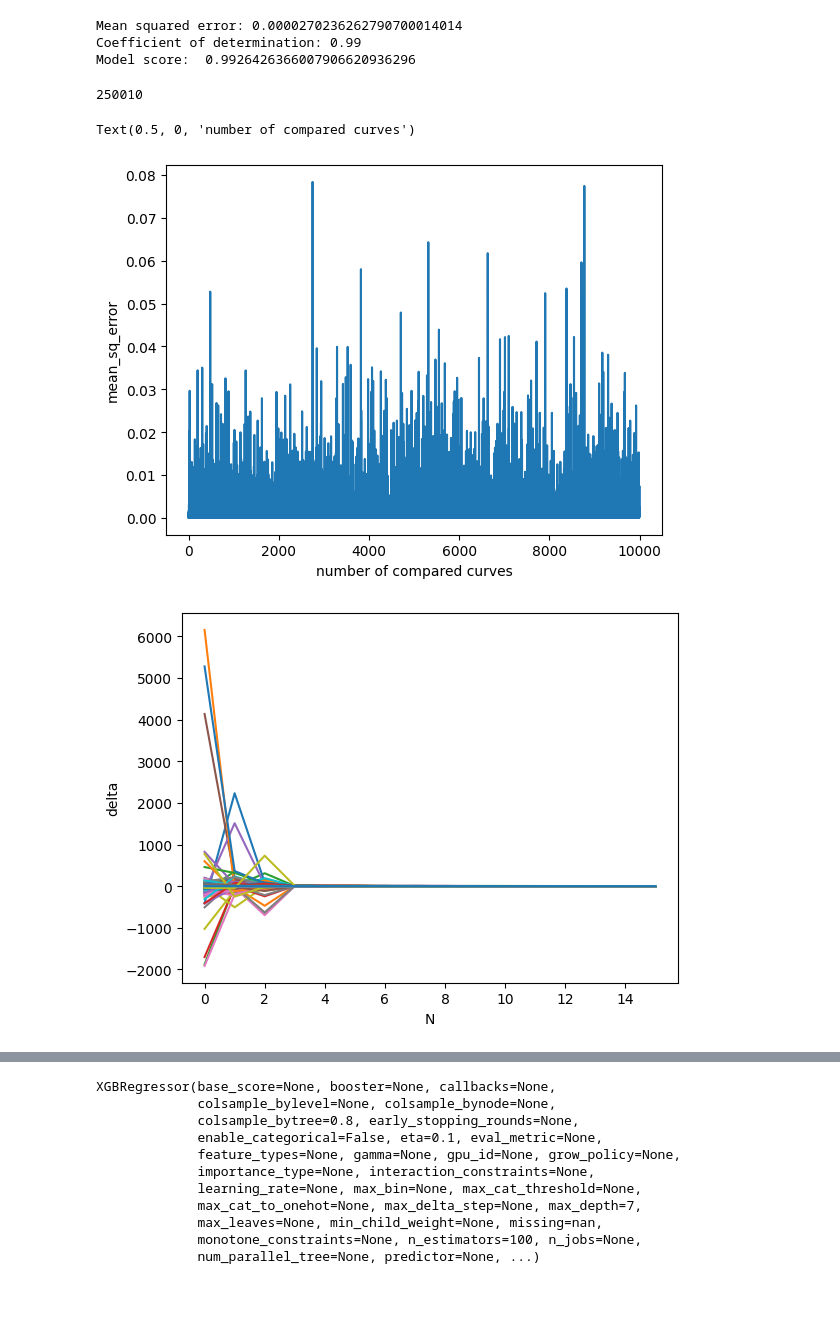
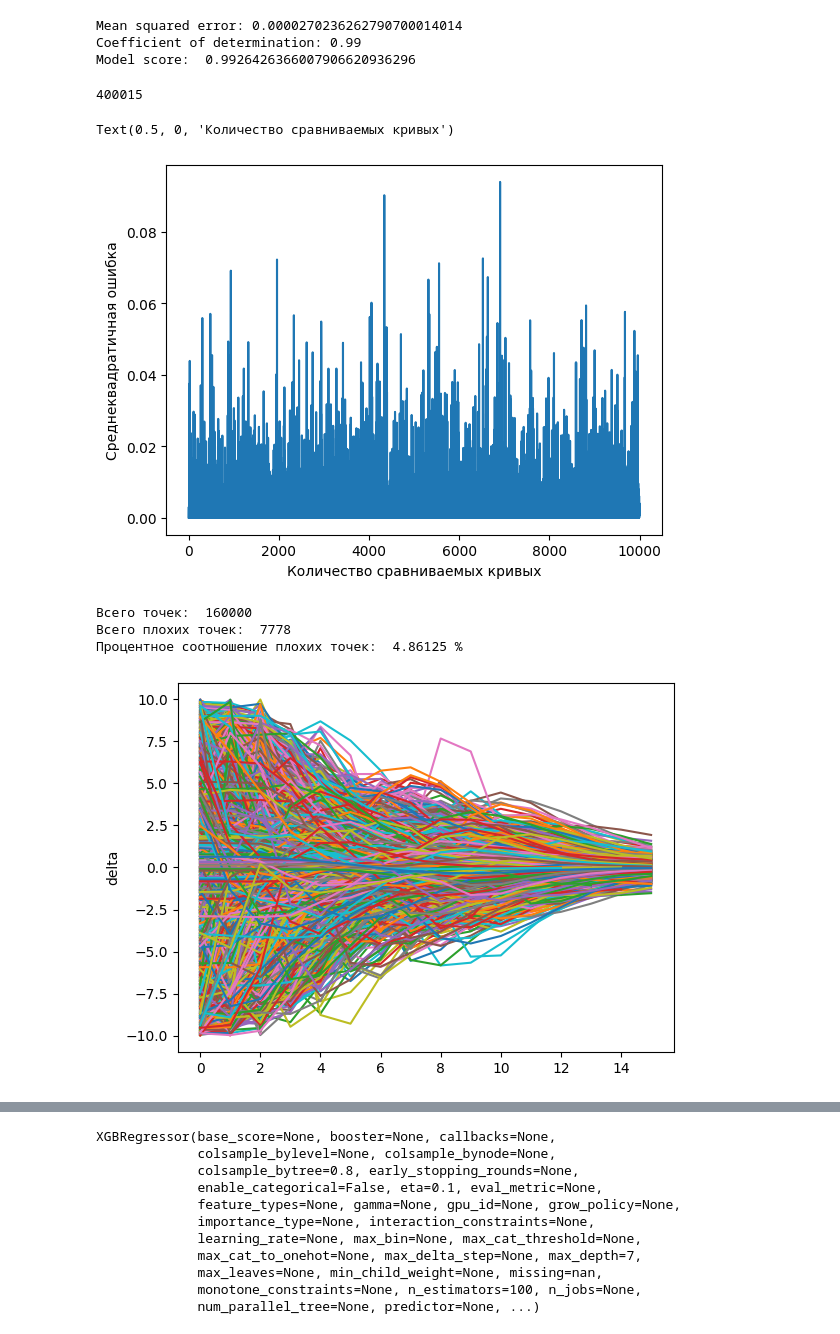
Before and after one commit to KirillAnokhin/MLProject, a Jupyter notebook: notebook.ipynb, the cells around one changed output, grey strips where cells are left out. Cells and saved outputs as stored; diff of their text form; code cells hidden in the pictures; blank space fills up the shorter version.

```diff
--- a/notebook.ipynb
+++ b/notebook.ipynb
@@ -147,7 +155,7 @@ param_data_scaled = scaler.transform(param_data)
 
 # Split data into train and test
 params_train, params_test, signal_train, signal_test = train_test_split(param_data_scaled, signal_data,
-                                                    train_size=0.75,
+                                                    train_size=0.60,
                                                     random_state=42)
 
 #regressor = RandomForestRegressor(n_estimators = 100, random_state = 0)
@@ -156,0 +193,11 @@ params_train, params_test, signal_train, signal_test = train_test_split(param_da
+# %%
+depth = 2
+depths = []
+scores = []
+for i in range(7):
+    regressor = RandomForestRegressor(n_estimators = 220, n_jobs=-1, max_depth = depth)
+    regressor.fit(params_train, signal_train)
+    depths.append(depth)
+    scores.append(regressor.score(params_test, signal_test))
+    depth += 2
+    print(depth)
@@ -156,0 +220,5 @@ params_train, params_test, signal_train, signal_test = train_test_split(param_da
+# %%
+# основная модель
+regressor = RandomForestRegressor(n_estimators = 220, n_jobs=-1, max_depth = 15)
+# %%
+regressor.fit(params_train, signal_train)
@@ -198,28 +296,43 @@ for test, pred in zip(signal_test, signal_pred):
         break
 
 plt.plot(mean_sq_err, label='mean_sq_err')
-plt.ylabel('mean_sq_error')
-plt.xlabel('number of compared curves')
+plt.ylabel('Среднеквадратичная ошибка')
+plt.xlabel('Количество сравниваемых кривых')
 # %% [output]
-250010
+400015
-Text(0.5, 0, 'number of compared curves')
+Text(0.5, 0, 'Количество сравниваемых кривых')
-[figure, old version]
+[figure, new version]
 # %%
-# Считаем delta_i, где i от 1 до N
 i = 0
-for test, pred in zip(signal_test, signal_pred):
+bad_point_sum = 0
+total_point_sum = 0
+for test_signal, pred_signal in zip(signal_test, signal_pred):
     delta = []
-    for test_val, pred_val in zip(test, pred):
-        delta_i = (pred_val - test_val)/test_val*100
+    bad_point = 0
+    for test_val, pred_val in zip(test_signal, pred_signal):
+        delta_i = ((pred_val - test_val)/test_val)*100
+        if delta_i > 10 or delta_i < -10:
+            bad_point += 1
+            continue
         delta.append(delta_i)
+
     plt.plot(delta)
     plt.ylabel('delta')
-    plt.xlabel('N')
-    if i == 1000:
+    plt.xlabel('')
+    if i == 10000:
         break
+    bad_point_sum += bad_point
+    total_point_sum += len(test_signal)
     i+=1
+
+print("Всего точек: ", total_point_sum)
+print("Всего плохих точек: ", bad_point_sum)
+print("Процентное соотношение плохих точек: ", float(bad_point_sum/total_point_sum * 100), "%")
 # %% [output]
+Всего точек:  160000
+Всего плохих точек:  7778
+Процентное соотношение плохих точек:  4.86125 %
-[figure, old version]
+[figure, new version]
 # %%
 # Visualize 10 first pred and test signals
 for i in range (10):
```
Also changed, not shown: parts of 26 cells of this notebook.
